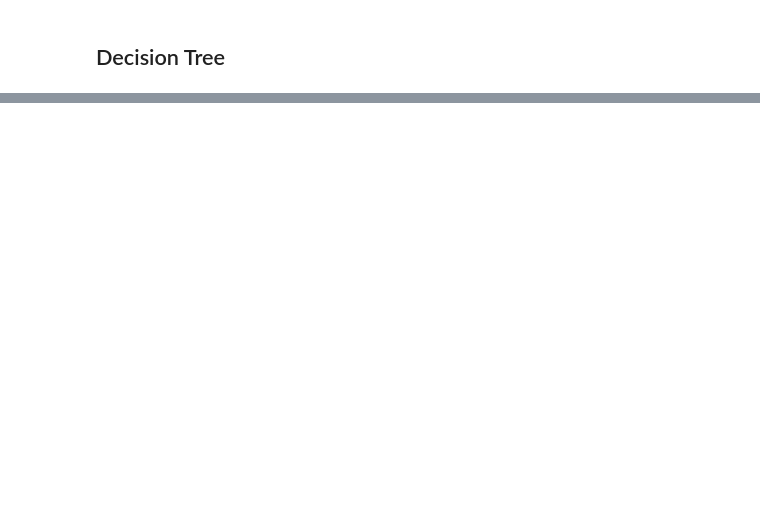
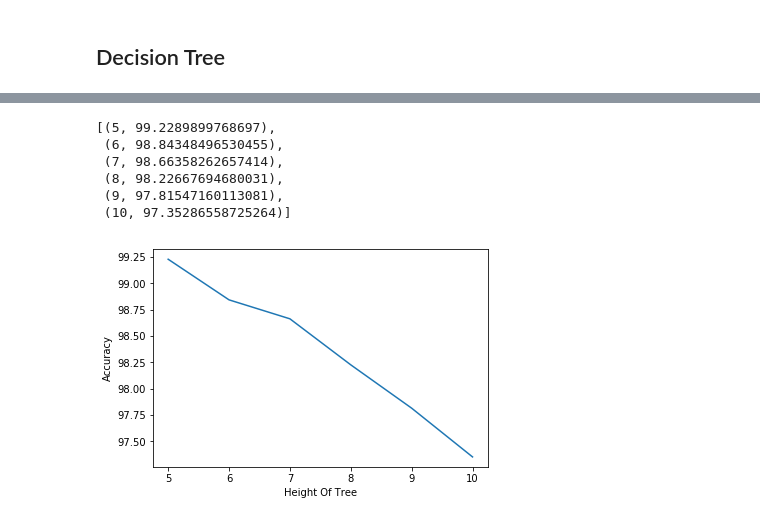
Before and after one commit to shivammehta25/Machine-Learning-Lab, a Jupyter notebook: Task 7 | Decision Treees.ipynb, the cells around one changed output, grey strips where cells are left out. Drawn from its saved outputs; the diff is of its cells as text; code cells hidden in the pictures; blank space fills up the shorter version.

Commit message:
Adding Tree of various heights

```diff
--- a/Task 7 | Decision Treees.ipynb
+++ b/Task 7 | Decision Treees.ipynb
@@ -104,8 +104,6 @@ class DecisionTree:
             i = 0
             for row in dataset:
                 i+=1
-                if i%1000 == 0:
-                    print('Reached Data : {}'.format(i))
                 groups, y_groups = self.test_split(index, row[index], dataset, y_data)
                 gini_score = self.gini_score(groups, y_groups)
                 if gini_score < best_gini_score:
@@ -124,7 +122,7 @@ class DecisionTree:
 
 
     def split(self, node, depth):
-        print('Building Tree of Depth : {}'.format(depth))
+        print('Building Tree of Current Depth : {}'.format(depth))
         left, right = node['groups']
         y_left, y_right = node['y_groups']
         del node['groups']
@@ -158,7 +156,7 @@ class DecisionTree:
             if int(self.y_predicted[i]) == int(self.y_test[i]):
                 accuracy += 1
 
-        print('Accuracy : {}'.format(round(float(accuracy * 100/len(self.y_predicted))),2))
+        return float(accuracy * 100/len(self.y_predicted))
 
 
     def __make__prediction__(self, node, row):
@@ -181,9 +179,5 @@ class DecisionTree:
         for row in test_x:
             self.y_predicted.append( self.__make__prediction__(self.tree, row) )
 
-        self.get_accuracy_score()
 
         return self.y_predicted
-# %%
-decision_tree = DecisionTree(train.x, train.y)
-decision_tree.build_tree()
@@ -217,0 +184,9 @@ Accuracy : 97
+# %%
+accuracy_vs_height = []
+
+for height in range(5,11):
+    print('Generating Decision Tree of Height : {}'.format(height) )
+    decision_tree = DecisionTree(train.x, train.y,max_depth=height)
+    decision_tree.build_tree()
+    predcited_y = decision_tree.predict(test.x, test.y)
+    accuracy_vs_height.append( ( height, decision_tree.get_accuracy_score()) )
@@ -217,0 +211,16 @@ Accuracy : 97
+# %%
+accuracy_vs_height
+# %% [output]
+[(5, 99.2289899768697),
+ (6, 98.84348496530455),
+ (7, 98.66358262657414),
+ (8, 98.22667694680031),
+ (9, 97.81547160113081),
+ (10, 97.35286558725264)]
+# %%
+plt.plot([row[0] for row in accuracy_vs_height], [row[1] for row in accuracy_vs_height])
+plt.xlabel('Height Of Tree')
+plt.ylabel('Accuracy')
+plt.show()
+# %% [output]
+[figure, added]
```
Also changed, not shown: parts of 6 cells of this notebook.
